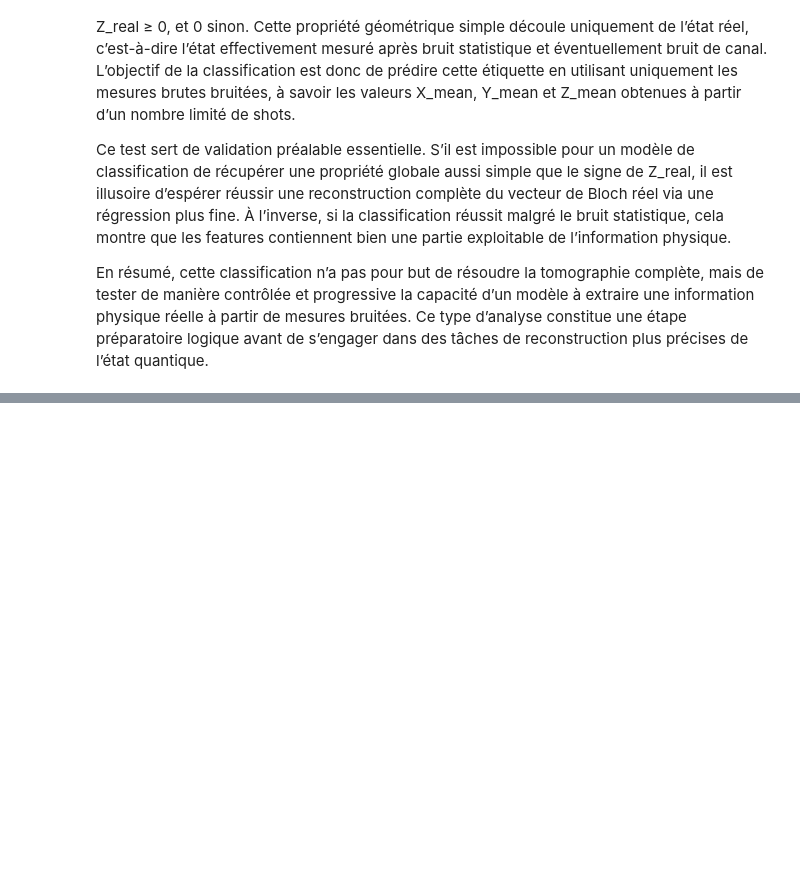
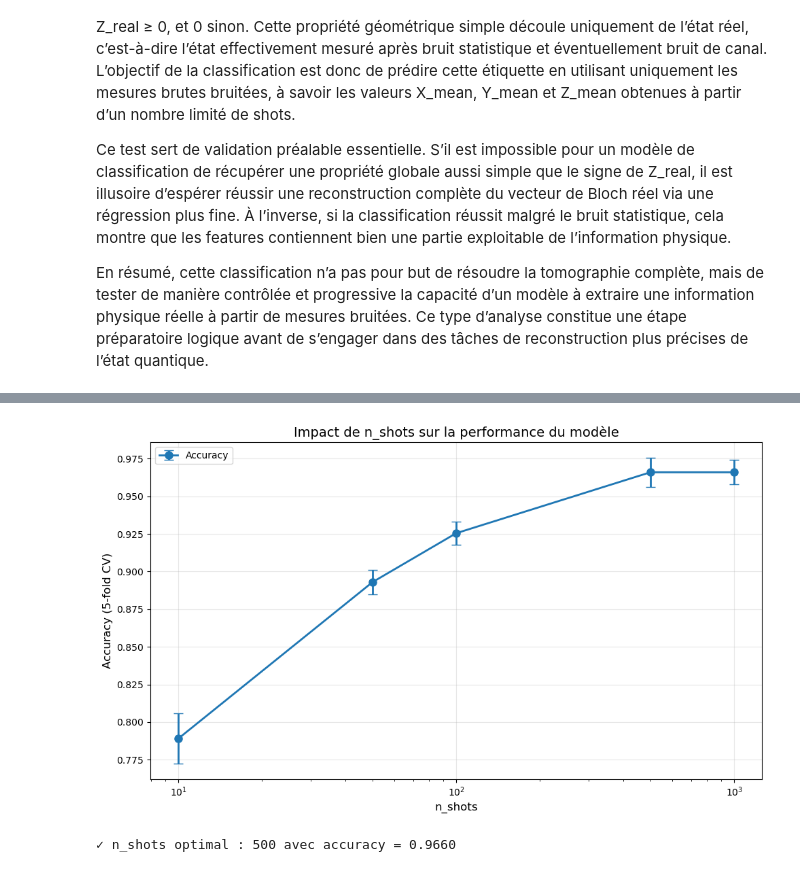
Before and after one commit to TonyPansera/Quantum-state-tomography, a Jupyter notebook: model_ML/test_classification.ipynb, the cells around one changed output, grey strips where cells are left out. Saved outputs shown, nothing was run; the diff lists cells and outputs as text; code cells hidden in the pictures; blank space fills up the shorter version.

```diff
--- a/model_ML/test_classification.ipynb
+++ b/model_ML/test_classification.ipynb
@@ -161,0 +107,3 @@ En résumé, cette classification n’a pas pour but de résoudre la tomographie
+# %%
+X_purity=df_purity[['X_mean','Y_mean','Z_mean']]
+X_purity.head()
@@ -161,0 +117,2 @@ En résumé, cette classification n’a pas pour but de résoudre la tomographie
+# %%
+y=df_purity['label_purity']
@@ -161,0 +121,8 @@ En résumé, cette classification n’a pas pour but de résoudre la tomographie
+# %%
+scaler=StandardScaler()
+X_purity_scaled=scaler.fit_transform(X_purity)
+
+X_train, X_test, y_train, y_test = train_test_split(
+    X_purity_scaled, y, test_size=0.2, random_state=42, stratify=y)
+
+print(f"Training set size: {X_train.shape[0]} samples")
@@ -161,0 +201,56 @@ En résumé, cette classification n’a pas pour but de résoudre la tomographie
+# %%
+# Analyser l'impact de n_shots sur la performance du modèle
+from sklearn.model_selection import cross_val_score
+
+n_shots_values = [10, 50, 100, 500, 1000]
+results = []
+
+print("Analyse de l'impact de n_shots sur les performances...\n")
+
+for n_shots in n_shots_values:
+    # Générer dataset avec ce n_shots
+    df_temp, X_temp, y_temp = build_purity_classification_dataset(
+        n_shots=n_shots,
+        n_states_total=2000,
+        mixed_proportion=0.3
+    )
+
+    # Préparer les données
+    X_temp_data = df_temp[['X_mean', 'Y_mean', 'Z_mean']]
+    X_temp_scaled = StandardScaler().fit_transform(X_temp_data)
+
+    # Évaluer avec le modèle optimal trouvé
+    model = SVC(**grid_search.best_params_)
+    cv_scores = cross_val_score(model, X_temp_scaled, y_temp, cv=5, scoring='accuracy')
+
+    results.append({
+        'n_shots': n_shots,
+        'mean_accuracy': cv_scores.mean(),
+        'std_accuracy': cv_scores.std()
+    })
+
+    print(f"n_shots={n_shots:4d} | Accuracy: {cv_scores.mean():.4f} ± {cv_scores.std():.4f}")
+
+# Visualiser la convergence
+results_df = pd.DataFrame(results)
+
+plt.figure(figsize=(10, 6))
+plt.errorbar(results_df['n_shots'], results_df['mean_accuracy'],
+             yerr=results_df['std_accuracy'],
+             fmt='o-', capsize=5, linewidth=2, markersize=8, label='Accuracy')
+plt.xlabel('n_shots', fontsize=12)
+plt.ylabel('Accuracy (5-fold CV)', fontsize=12)
+plt.title('Impact de n_shots sur la performance du modèle', fontsize=14)
+plt.xscale('log')
+plt.grid(True, alpha=0.3)
+plt.legend()
+plt.tight_layout()
+plt.show()
+
+# Recommandation
+optimal_idx = results_df['mean_accuracy'].idxmax()
+optimal_n_shots = results_df.loc[optimal_idx, 'n_shots']
+optimal_accuracy = results_df.loc[optimal_idx, 'mean_accuracy']
+
+print(f"\n✓ n_shots optimal : {int(optimal_n_shots)} avec accuracy = {optimal_accuracy:.4f}")
+# %% [output]
@@ -161,0 +269,2 @@ En résumé, cette classification n’a pas pour but de résoudre la tomographie
+[figure, added]
+✓ n_shots optimal : 500 avec accuracy = 0.9660
```
Also changed, not shown: parts of 23 cells of this notebook, 1 other file.
